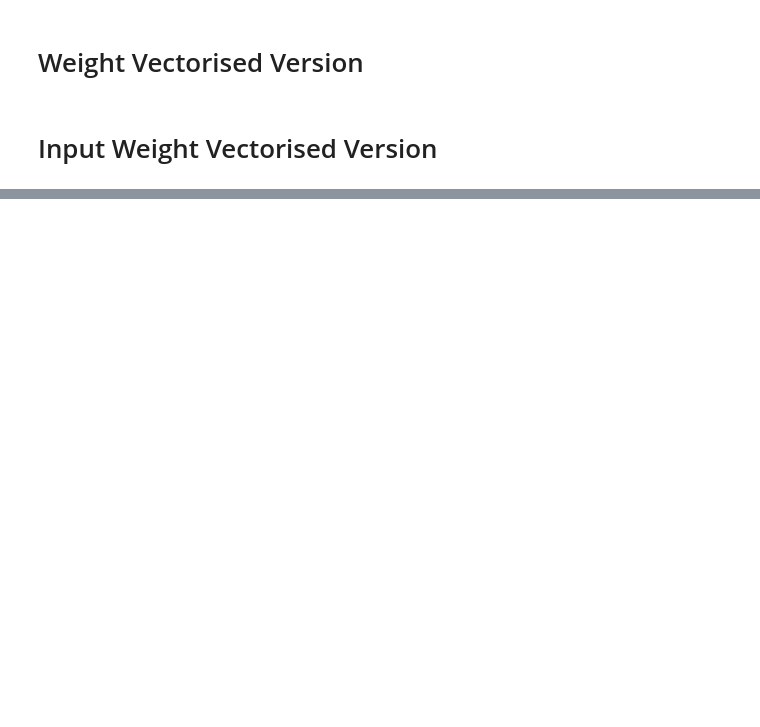
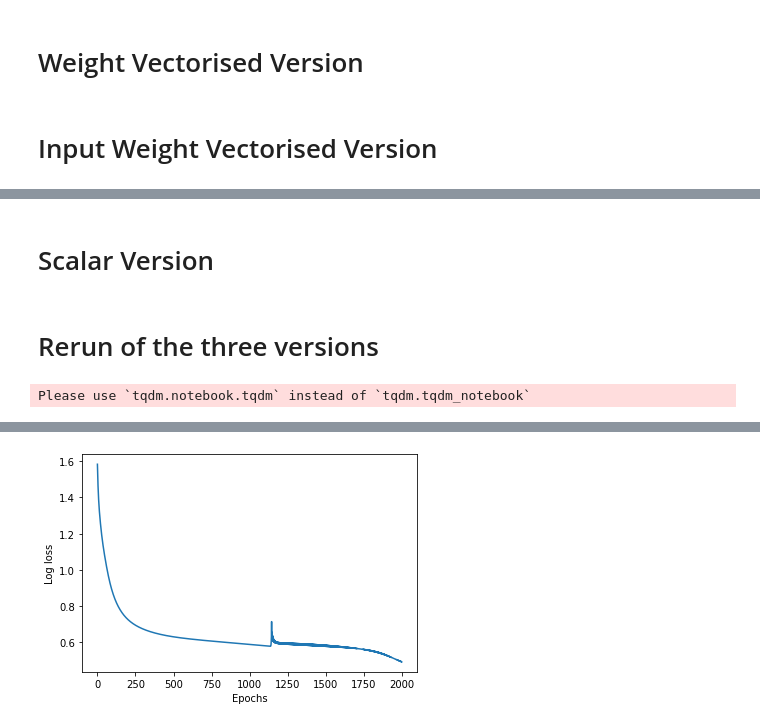
Before and after one commit to sonamkshenoy/Deep-Learning-Models, a Jupyter notebook: VectorizedFeedForwardNetwork.ipynb, the cells around one changed output, grey strips where cells are left out. Saved outputs shown, nothing was run; the diff lists cells and outputs as text; code cells hidden in the pictures; blank space fills up the shorter version.

Commit message:
Vectorised FFN with backpropagation and comparison of all 3 versions

```diff
--- a/VectorizedFeedForwardNetwork.ipynb
+++ b/VectorizedFeedForwardNetwork.ipynb
@@ -63,9 +69,9 @@ print(W1, W2)
 # %%
 class FF_MultiClass_WeightVectorised:
 
-  def __init__(self):
+  def __init__(self, W1, W2):
 
-    # Deep copy
+    # Deep copy so either doesn't affect each other
     self.W1 = W1.copy()
     self.W2 = W2.copy()
 
@@ -107,17 +113,17 @@ class FF_MultiClass_WeightVectorised:
     x = x.reshape(1, -1) # (1, 2)
     y = y.reshape(1, -1) # (1, 4)
 
-    # Basically going backwards using the estimated prameters (estimated during forward pass)
+    # Basically going backwards using the estimated parameters (estimated during forward pass)
     self.dA2 = self.H2 - y # -(y-y') # (1, 4)
 
     self.dW2 = np.matmul(self.H1.T , self.dA2) # (2,1) * (1,4) = (2,4)
     self.dB2 = self.dA2 # (1,4)
 
-    self.dH1 = np.matmul(self.dA2, self.W2.T) # (1, 4) * (4, 2) = (1,2)
+    self.dH1 = np.matmul(self.dA2, (self.W2).T) # (1, 4) * (4, 2) = (1,2)
     # Pointwise mulitplication!
     self.dA1 = np.multiply(self.dH1, self.grad_sigmoid(self.H1)) # (1,2) * (1,2) = (1,2)
 
-    self.dW1 = np.matmul(x.T, self.W2.T) # (2,1) * (1,2) = (2,2)
+    self.dW1 = np.matmul(x.T, self.dA1) # (2,1) * (1,2) = (2,2)
     self.dB1 = self.dA1 # (1,2)
 
     # Note all derivatives have the same dimensions as their original ones
@@ -140,6 +146,8 @@ class FF_MultiClass_WeightVectorised:
         dB1 += self.dB1
         dB2 += self.dB2
 
+      m = X.shape[0]
+
       self.W1 -= learning_rate * (dW1/m)
       self.W2 -= learning_rate * (dW2/m)
       self.B1 -= learning_rate * (dB1/m)
@@ -150,7 +158,7 @@ class FF_MultiClass_WeightVectorised:
         loss[i] = log_loss(np.argmax(Y, axis = 1), Y_pred)
 
     if(display_loss):
-      plt.plot(loss.values())
+      plt.plot(np.array(list(loss.values())))
       plt.xlabel("Epochs")
       plt.ylabel("Log loss")
       plt.show()
@@ -166,0 +277,2 @@ class FF_MultiClass_WeightVectorised:
+# %% [markdown]
+# Scalar Version
@@ -166,0 +449,9 @@ class FF_MultiClass_WeightVectorised:
+# %% [markdown]
+# Rerun of the three versions
+# %%
+ffsn_multiclass = FF_MultiClass_WeightVectorised(W1, W2)
+ffsn_multiclass.fit(X_train, y_OH_train, epochs = 2000, learning_rate = 0.5, display_loss=True)
+# Wasn't learning at all. Loss = 1.8 initially and flat decrease.
+# Realised that due to too small learning_rate. So don't give too small (0.001).
+# %% [output]
+Please use `tqdm.notebook.tqdm` instead of `tqdm.tqdm_notebook`
@@ -166,0 +459 @@ class FF_MultiClass_WeightVectorised:
+[figure, added]
```
Also changed, not shown: parts of 15 cells of this notebook.
